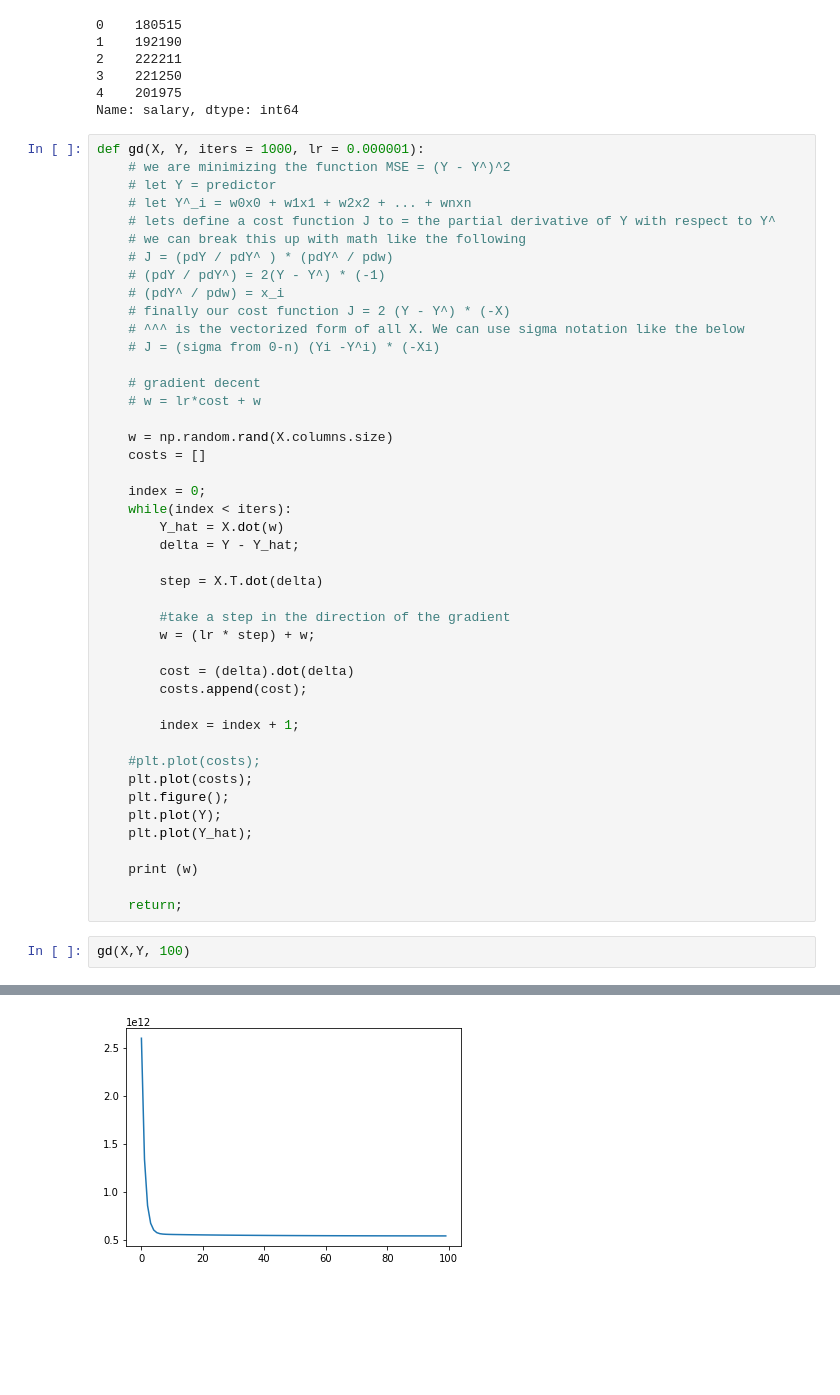
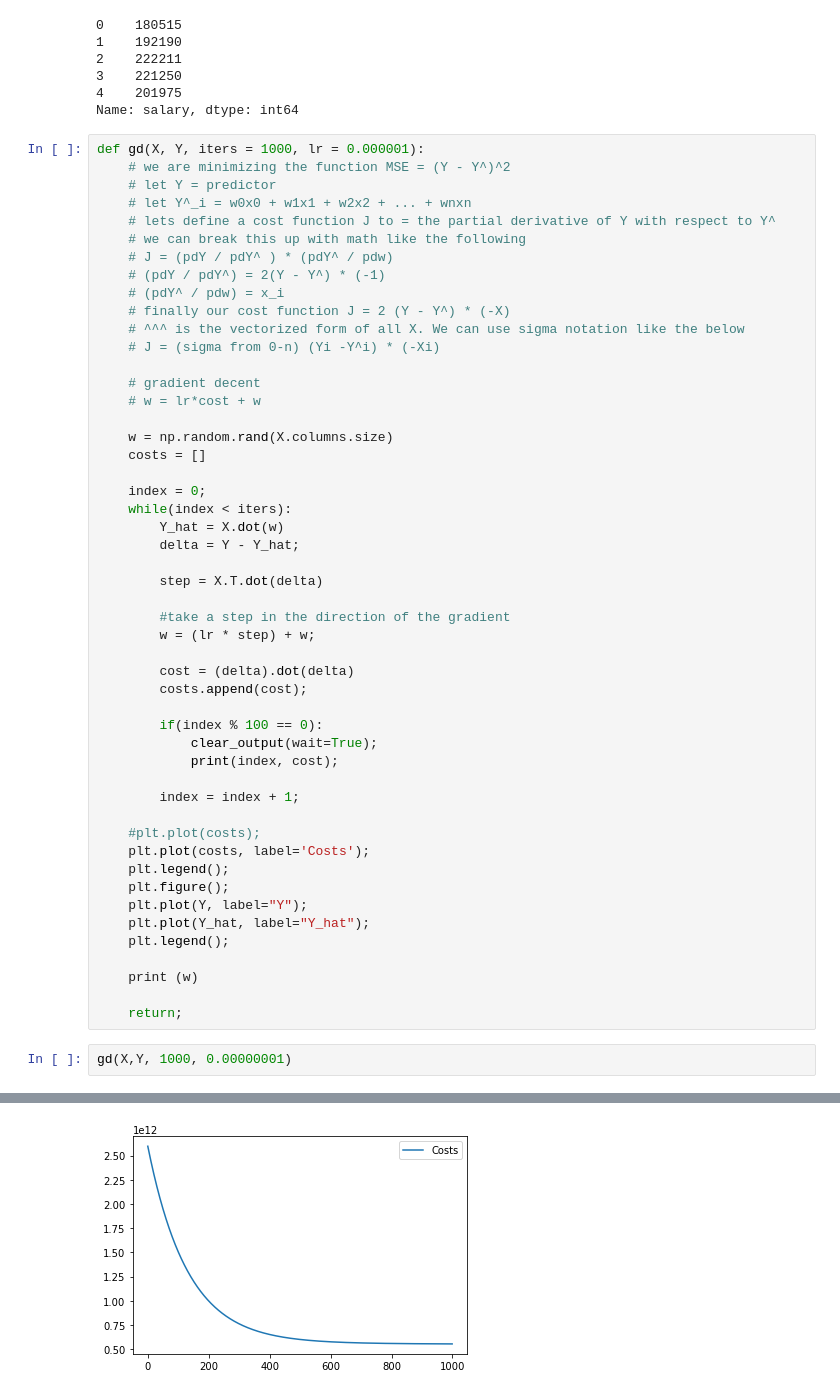
Before and after one commit to jbursey/ml_jupyter_sandbox, a Jupyter notebook: notebooks/lr_gradient_descent_sandbox.ipynb, the cells around one changed output, grey strips where cells are left out. Saved outputs shown, nothing was run; the diff lists cells and outputs as text; blank space fills up the shorter version.

```diff
--- a/notebooks/lr_gradient_descent_sandbox.ipynb
+++ b/notebooks/lr_gradient_descent_sandbox.ipynb
@@ -72,17 +73,23 @@ def gd(X, Y, iters = 1000, lr = 0.000001):
         cost = (delta).dot(delta)
         costs.append(cost);
 
+        if(index % 100 == 0):
+            clear_output(wait=True);
+            print(index, cost);
+
         index = index + 1;
 
     #plt.plot(costs);
-    plt.plot(costs);
+    plt.plot(costs, label='Costs');
+    plt.legend();
     plt.figure();
-    plt.plot(Y);
-    plt.plot(Y_hat);
+    plt.plot(Y, label="Y");
+    plt.plot(Y_hat, label="Y_hat");
+    plt.legend();
 
     print (w)
 
     return;
 # %%
-gd(X,Y, 100)
+gd(X,Y, 1000, 0.00000001)
 # %% [output]
@@ -93,2 +101,2 @@ knows_ml            51.387628
 dtype: float64
-[figure, old version]
+[figure, new version]
```
Also changed, not shown: parts of 2 cells of this notebook, 1 other file.
